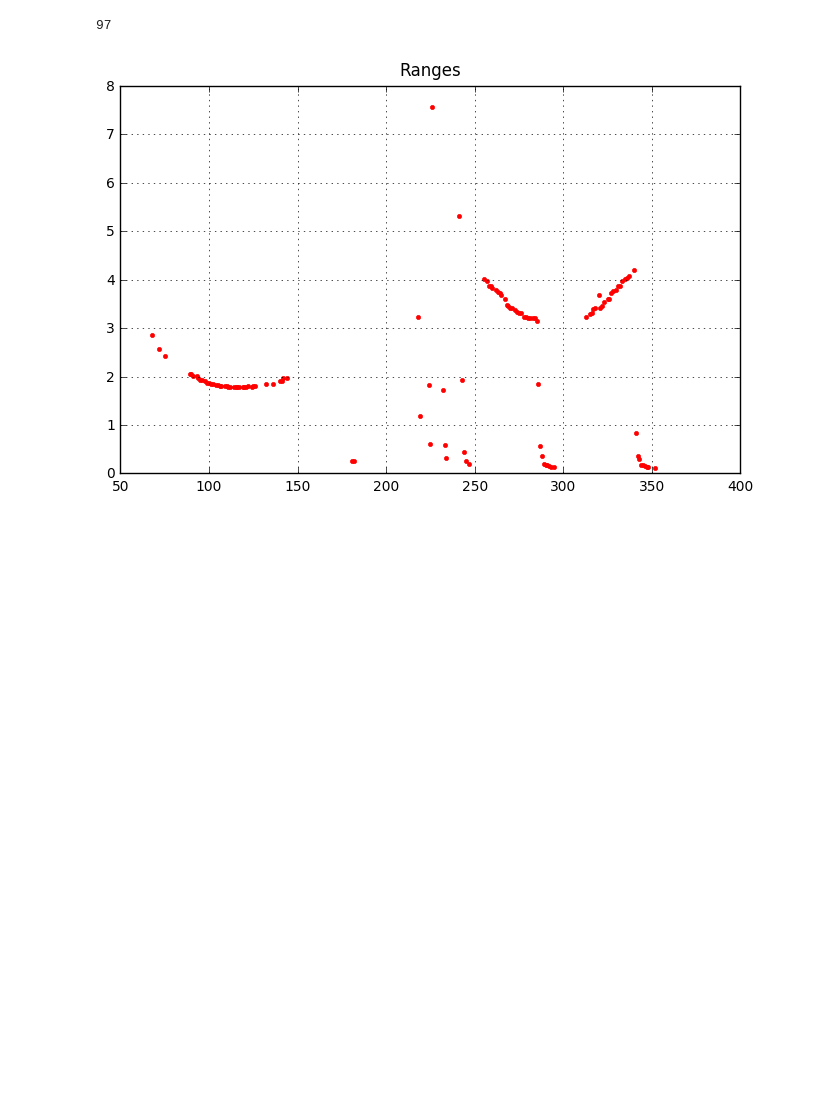
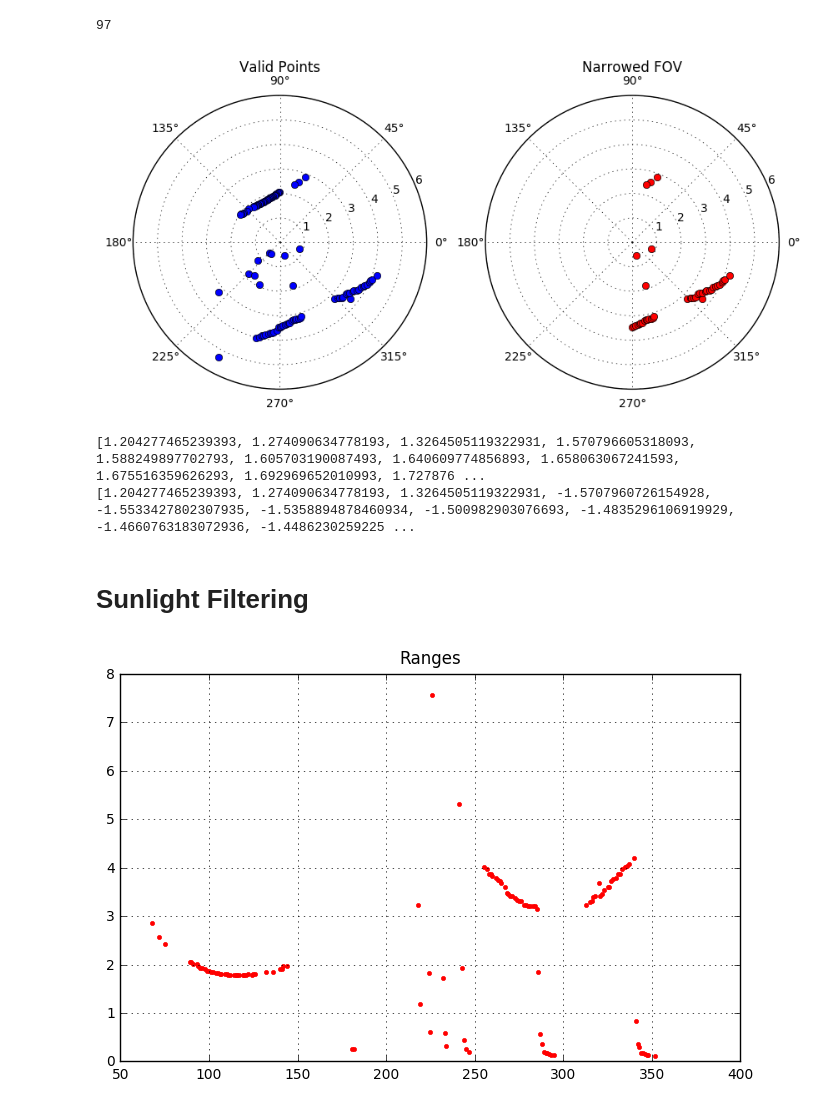
Before and after one commit to 5yler/metatron, a Jupyter notebook: gigatron/scripts/Steering Fixes.ipynb, the cells around one changed output. Drawn from its saved outputs; the diff is of its cells as text; code cells hidden in the pictures; blank space fills up the shorter version.

```diff
--- a/gigatron/scripts/Steering Fixes.ipynb
+++ b/gigatron/scripts/Steering Fixes.ipynb
@@ -218,4 +216,53 @@ def plot_ranges(ranges, title):
 
 #     plt.show()
 #     return plt
+# %%
+
+def narrow_fov(points, yaw_min=-math.pi/2, yaw_max=math.pi/2):
+    # return points with yaw in specified range
+    #narrow = [p for p in zip(points[0], points[1], points[2]) if yaw_min < p[1] < yaw_max]
+
+    #TODO won't this mess up if it has enough invalid points by offsetting by their angles?
+    #I would expect to need to insert some placeholder point at min or max range, or
+    #somehow otherwise indicate that their spot has unknown value, but maybe since they
+    #all have an associated yaw value this is unnecessary?
+
+    # return self.narrow_fov(points, yaw_min + (self._angle_max - self._angle_min), yaw_max + (self._angle_max - self._angle_min))
+
+    narrow = [p for p in zip(points.angles, points.ranges, points.intensities) if yaw_min < p[0] < yaw_max and point_ok(p, scan.range_min, scan.range_max)]
+    #$ removed angle filtering because we're just using an angle filtered scan now
+    # narrow = [p for p in zip(points[0], points[1], points[2]) if self.point_ok(p)]
+    return [list(n) for n in zip(*narrow)]
+# %%
+narrow_points = Points(narrow_fov(valid_points))
+# %%
+# compare two sets of points
+def plot_point_comparison(point_class_1, point_class_2, title1='Some Points', title2='Some Other Points'):
+
+    plt.figure(figsize=(10,5))
+    ax = plt.subplot(121, polar=True)
+    ax.plot(point_class_1.angles, point_class_1.ranges, 'ob')
+    ax.set_rmax(6)
+    ax.grid(True)
+    ax.set_title(title1, va='bottom')
+
+    ax = plt.subplot(122, polar=True)
+    ax.plot(point_class_2.angles, point_class_2.ranges, 'or')
+    ax.set_rmax(6)
+    ax.grid(True)
+    ax.set_title(title2, va='bottom')
+
+    plt.show()
+    return plt
+# %%
+plot_point_comparison(valid_points, narrow_points, 'Valid Points', 'Narrowed FOV')
+
+print valid_points.angles
+print narrow_points.angles
+# %% [output]
+[figure, added]
+[1.204277465239393, 1.274090634778193, 1.3264505119322931, 1.570796605318093, 1.588249897702793, 1.605703190087493, 1.640609774856893, 1.658063067241593, 1.675516359626293, 1.692969652010993, 1.727876 ...
+[1.204277465239393, 1.274090634778193, 1.3264505119322931, -1.5707960726154928, -1.5533427802307935, -1.5358894878460934, -1.500982903076693, -1.4835296106919929, -1.4660763183072936, -1.4486230259225 ...
+# %% [markdown]
+# Sunlight Filtering
 # %%
```
Also changed, not shown: parts of 1 cell of this notebook, 2 other files.
